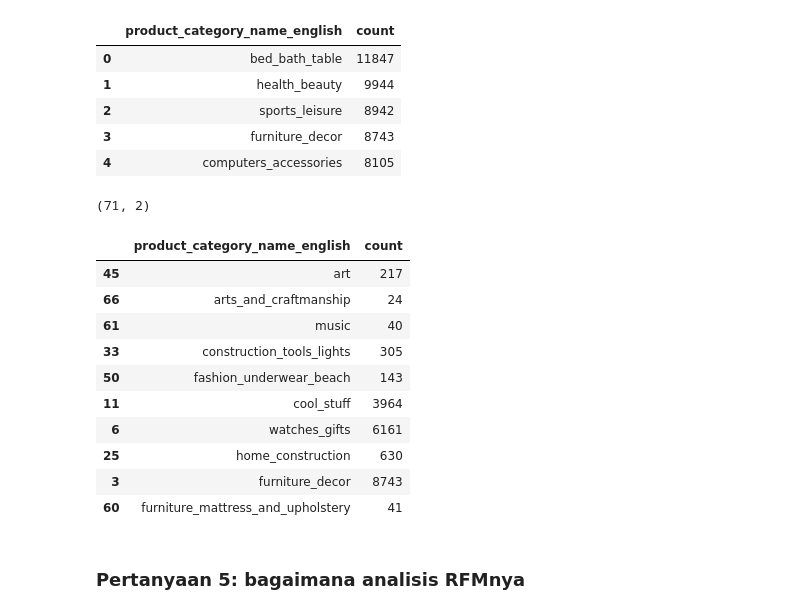
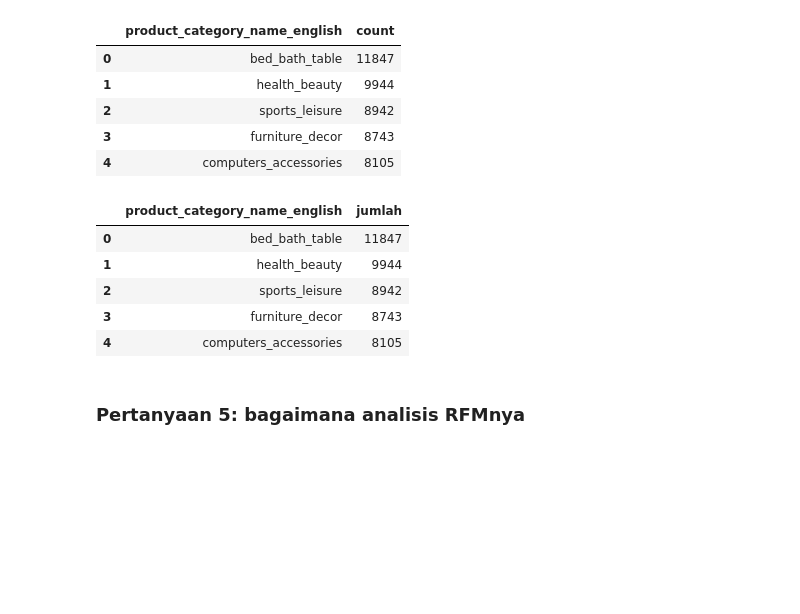
Before and after one commit to muhamadInsan/da-with-python-dicoding-submission, a Jupyter notebook: notebook.ipynb, the cells around one changed output. Saved outputs shown, nothing was run; the diff lists cells and outputs as text; code cells hidden in the pictures; blank space fills up the shorter version.

```diff
--- a/notebook.ipynb
+++ b/notebook.ipynb
@@ -914,24 +885,18 @@ rate_product.head(5)
 | 2 | sports_leisure | 8942 |
 | 3 | furniture_decor | 8743 |
 | 4 | computers_accessories | 8105 |
-# %%
-# z_scores = stats.zscore(rate_product[['price','order_id']])
-# print(z_scores)
-print(rate_product.shape)
-rate_product.sample(10)
-# %% [output]
-(71, 2)
-|  | product_category_name_english | count |
-| 45 | art | 217 |
-| 66 | arts_and_craftmanship | 24 |
-| 61 | music | 40 |
-| 33 | construction_tools_lights | 305 |
-| 50 | fashion_underwear_beach | 143 |
-| 11 | cool_stuff | 3964 |
-| 6 | watches_gifts | 6161 |
-| 25 | home_construction | 630 |
-| 3 | furniture_decor | 8743 |
-| 60 | furniture_mattress_and_upholstery | 41 |
+# %%
+def top_product_cat(df):
+    return df.groupby(by='product_category_name_english').agg({'order_id':'count'}).sort_values(by='order_id',ascending=False).reset_index().rename(columns={'order_id':'jumlah'})
+
+top_product_cat(all_dataset).head()
+# %% [output]
+|  | product_category_name_english | jumlah |
+| 0 | bed_bath_table | 11847 |
+| 1 | health_beauty | 9944 |
+| 2 | sports_leisure | 8942 |
+| 3 | furniture_decor | 8743 |
+| 4 | computers_accessories | 8105 |
 # %%
 fig = px.treemap(rate_product, path=[px.Constant("Product Sold"), 'product_category_name_english'], values='count')
 fig.update_traces(root_color="lightgrey")
```
Also changed, not shown: parts of 27 cells of this notebook, 2 other files.
